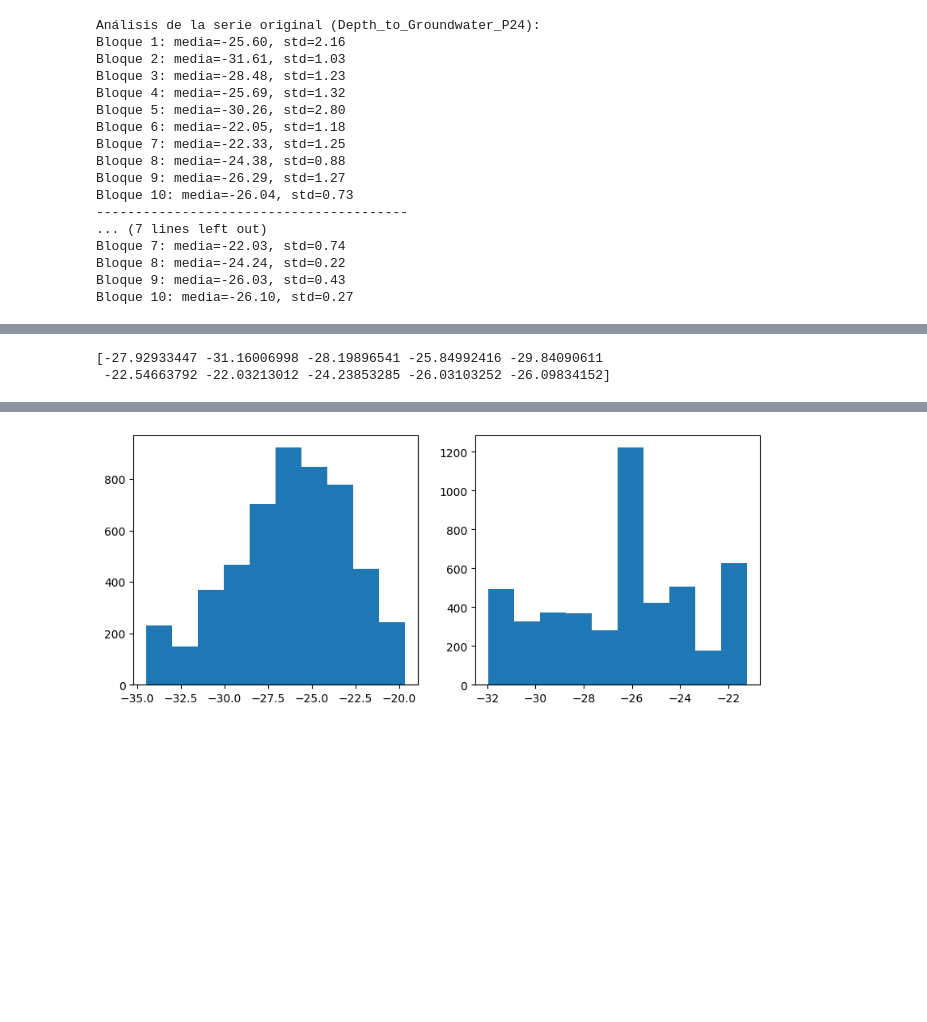
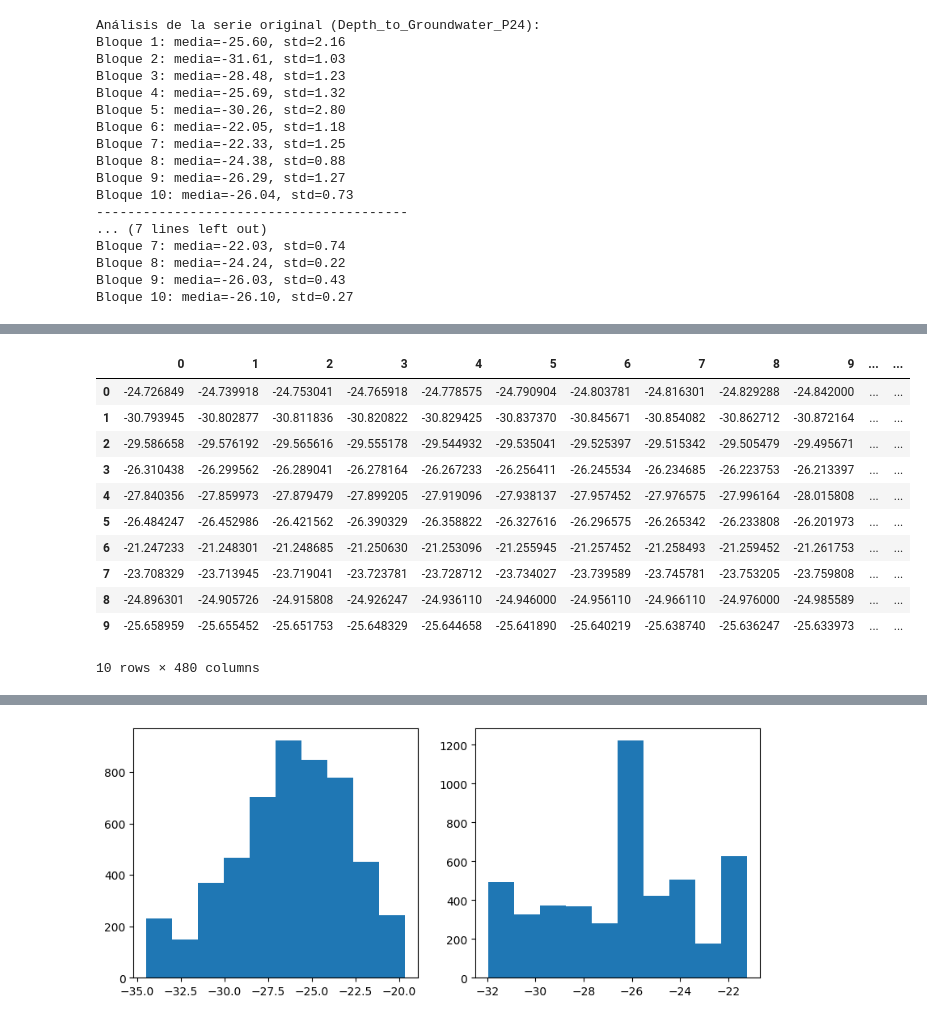
Before and after one commit to AngelRP8791/machine-learning-python-template, a Jupyter notebook: Time_series_Kaggle/1.- Intro Series financieras.ipynb, the cells around one changed output, grey strips where cells are left out. Saved outputs shown, nothing was run; the diff lists cells and outputs as text; code cells hidden in the pictures; blank space fills up the shorter version.

```diff
--- a/Time_series_Kaggle/1.- Intro Series financieras.ipynb
+++ b/Time_series_Kaggle/1.- Intro Series financieras.ipynb
@@ -464,7 +671,19 @@ print(mean_blocks)
 # %%
 splits_trend = np.array_split(ytrend, 10)
 mean_trend_blocks = np.array([np.mean(block) for block in splits_trend])
-print(mean_trend_blocks)
-# %% [output]
-[-27.92933447 -31.16006998 -28.19896541 -25.84992416 -29.84090611
- -22.54663792 -22.03213012 -24.23853285 -26.03103252 -26.09834152]
+# %%
+splits_trend = pd.DataFrame(splits_trend)
+splits_trend
+# %% [output]
+|  | 0 | 1 | 2 | 3 | 4 | 5 | 6 | 7 | 8 | 9 | ... | ... |
+| 0 | -24.726849 | -24.739918 | -24.753041 | -24.765918 | -24.778575 | -24.790904 | -24.803781 | -24.816301 | -24.829288 | -24.842000 | ... | ... |
+| 1 | -30.793945 | -30.802877 | -30.811836 | -30.820822 | -30.829425 | -30.837370 | -30.845671 | -30.854082 | -30.862712 | -30.872164 | ... | ... |
+| 2 | -29.586658 | -29.576192 | -29.565616 | -29.555178 | -29.544932 | -29.535041 | -29.525397 | -29.515342 | -29.505479 | -29.495671 | ... | ... |
+| 3 | -26.310438 | -26.299562 | -26.289041 | -26.278164 | -26.267233 | -26.256411 | -26.245534 | -26.234685 | -26.223753 | -26.213397 | ... | ... |
+| 4 | -27.840356 | -27.859973 | -27.879479 | -27.899205 | -27.919096 | -27.938137 | -27.957452 | -27.976575 | -27.996164 | -28.015808 | ... | ... |
+| 5 | -26.484247 | -26.452986 | -26.421562 | -26.390329 | -26.358822 | -26.327616 | -26.296575 | -26.265342 | -26.233808 | -26.201973 | ... | ... |
+| 6 | -21.247233 | -21.248301 | -21.248685 | -21.250630 | -21.253096 | -21.255945 | -21.257452 | -21.258493 | -21.259452 | -21.261753 | ... | ... |
+| 7 | -23.708329 | -23.713945 | -23.719041 | -23.723781 | -23.728712 | -23.734027 | -23.739589 | -23.745781 | -23.753205 | -23.759808 | ... | ... |
+| 8 | -24.896301 | -24.905726 | -24.915808 | -24.926247 | -24.936110 | -24.946000 | -24.956110 | -24.966110 | -24.976000 | -24.985589 | ... | ... |
+| 9 | -25.658959 | -25.655452 | -25.651753 | -25.648329 | -25.644658 | -25.641890 | -25.640219 | -25.638740 | -25.636247 | -25.633973 | ... | ... |
+10 rows × 480 columns
```
Also changed, not shown: parts of 45 cells of this notebook, 1 other file.
